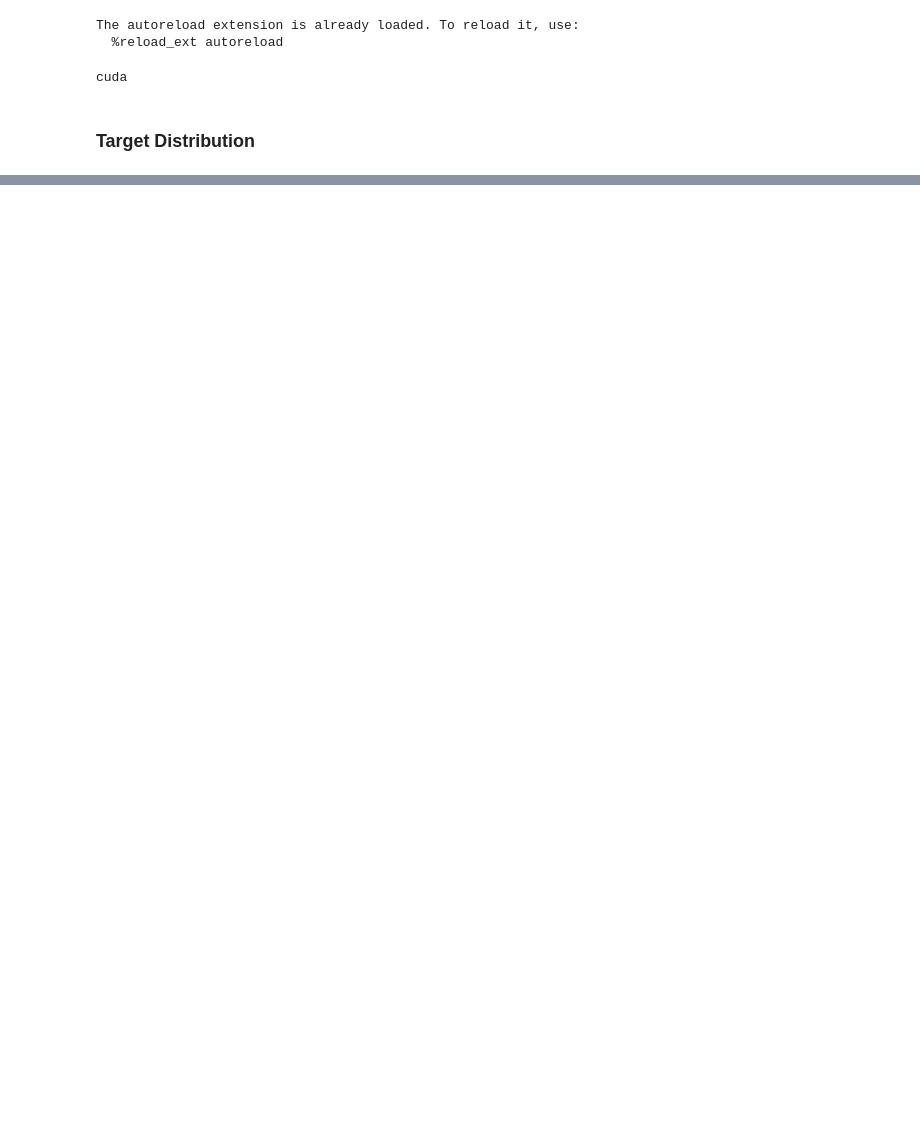
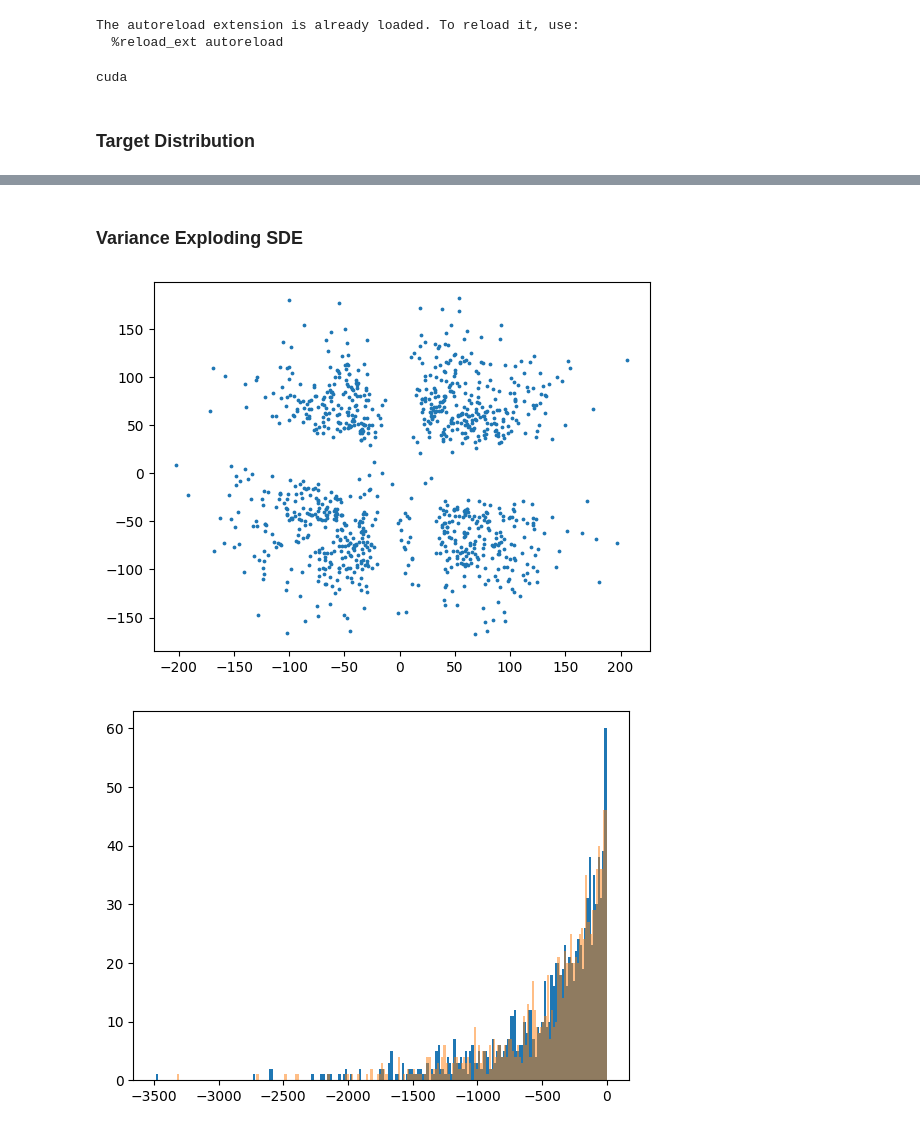
Before and after one commit to taraak/pita, a Jupyter notebook: runner/notebooks/gmm_temp_annealed.ipynb, the cells around one changed output, grey strips where cells are left out. Cells and saved outputs as stored; diff of their text form; code cells hidden in the pictures; blank space fills up the shorter version.

```diff
--- a/runner/notebooks/gmm_temp_annealed.ipynb
+++ b/runner/notebooks/gmm_temp_annealed.ipynb
@@ -428,0 +402,36 @@ plt.plot(log_weights[:, :20].cpu())
+# %% [markdown]
+### Variance Exploding SDE
+# %%
+from src.models.components.noise_schedules import GeometricNoiseSchedule, QuadraticNoiseSchedule
+noise_schedule = GeometricNoiseSchedule(sigma_min=0.1, sigma_max=100 * sqrt(temperature))
+
+#noise_schedule = QuadraticNoiseSchedule(beta=10)
+# %%
+num_int_steps = 2000
+num_samples = 1000
+
+ve_reverse_sde = VEReverse_coupled(noise_schedule)
+
+prior = Prior(2, device=device, scale = noise_schedule.h(1) ** 0.5)
+annealed_prior = Prior(2, device=device, scale = (noise_schedule.h(1) / inverse_temperature) ** 0.5)
+
+
+prior_samples = prior.sample(num_samples)
+annealed_prior_samples = annealed_prior.sample(num_samples)
+# %%
+# Test Ito density Estimation
+ve_reverse_sde = VEReverse_coupled(noise_schedule)
+samples_hightemp, _, logq = generate_samples_weighted(ve_reverse_sde, t_span=(0, 1), num_integration_steps=num_int_steps,
+                                                resampling_interval=None, num_samples=num_samples, inverse_temperature=1.0,
+                                                samples=prior_samples, prior=prior, compute_logq=True)
+samples_energy = target(samples_hightemp)
+# target.get_dataset_fig(target.unnormalize(samples_hightemp), T=1.0, title=f"Temperature {temperature}")
+samples_hightemp_unnorm = target.unnormalize(samples_hightemp).detach().cpu().numpy()
+plt.scatter(samples_hightemp_unnorm[:, 0], samples_hightemp_unnorm[:, 1], s=3)
+plt.show()
+
+plt.hist(samples_energy.detach().cpu(), bins=200);
+plt.hist(-(logq[-1].detach().cpu() + log(target.data_normalization_factor**2)), bins=200, alpha=0.5);
+# %% [output]
+[figure, added]
+[figure, added]
```
Also changed, not shown: parts of 51 cells of this notebook, 1 other file.
